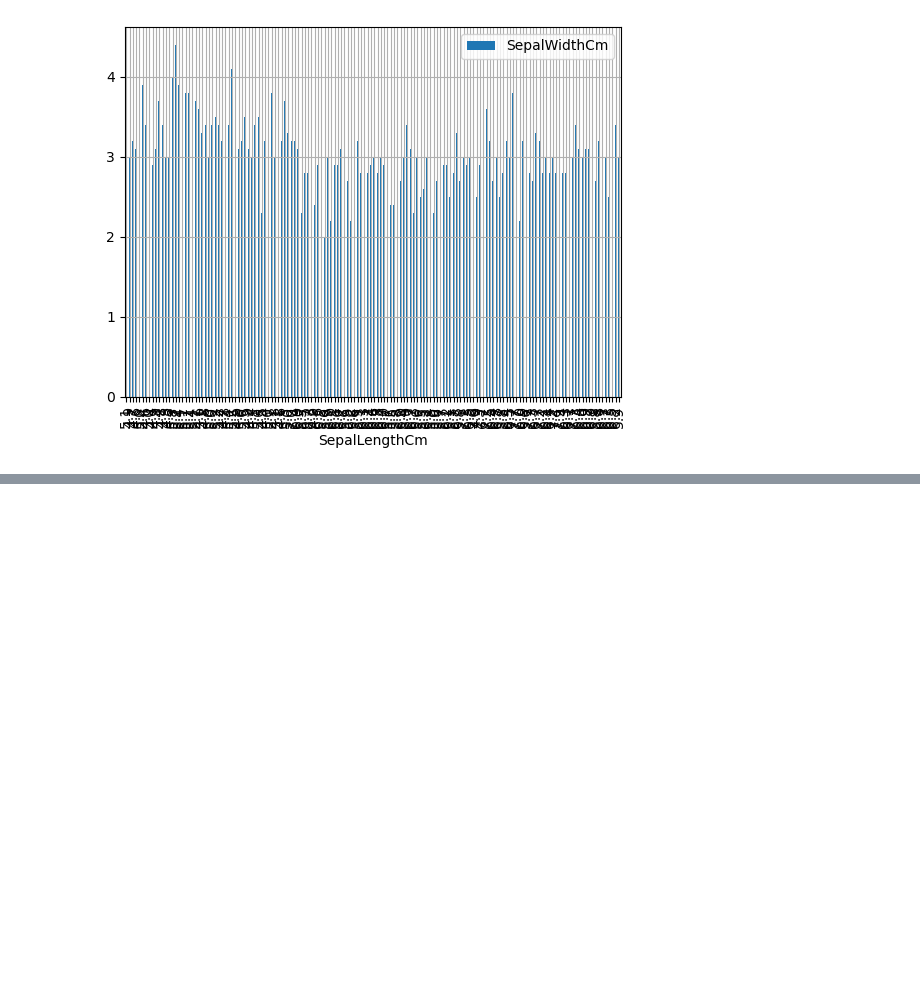
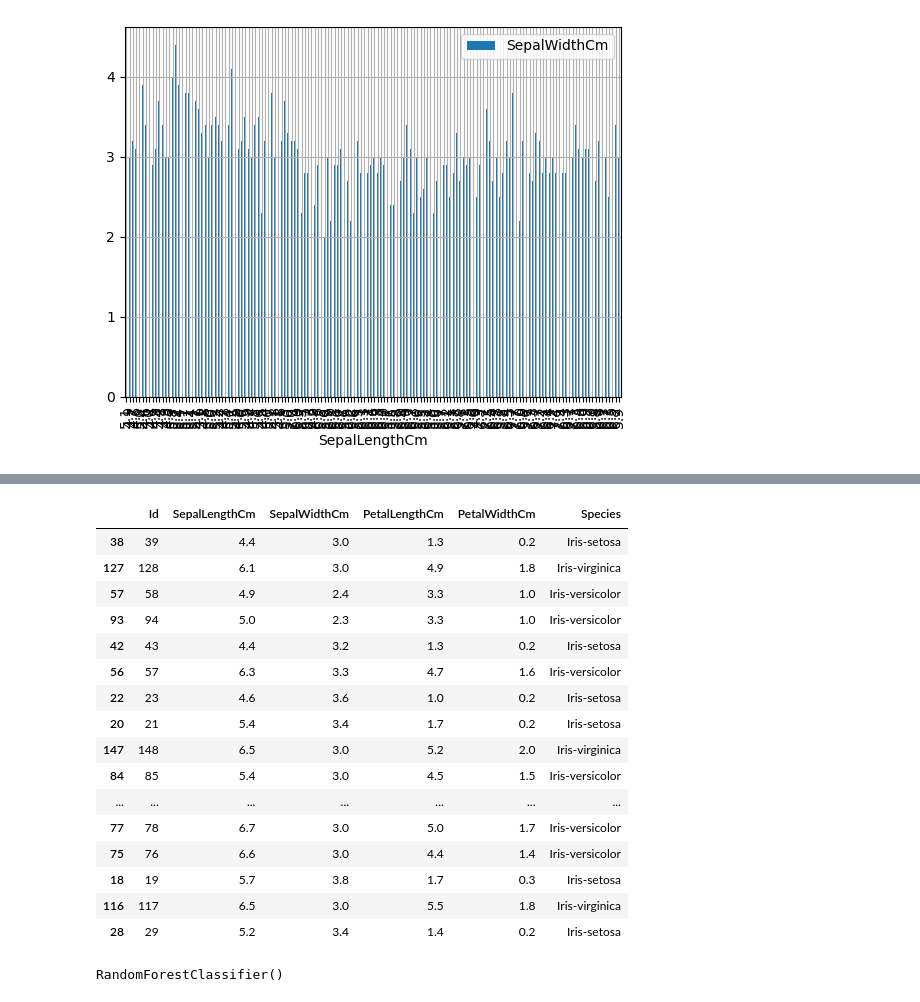
Before and after one commit to IndoKris/Data-Science, a Jupyter notebook: Machine Learning/Scikit-Learn/Scikit-Learn.ipynb, the cells around one changed output, grey strips where cells are left out. Drawn from its saved outputs; the diff is of its cells as text; code cells hidden in the pictures; blank space fills up the shorter version.

```diff
--- a/Machine Learning/Scikit-Learn/Scikit-Learn.ipynb
+++ b/Machine Learning/Scikit-Learn/Scikit-Learn.ipynb
@@ -117,0 +120,7 @@ df.plot(kind='bar', x = 'SepalLengthCm', y='SepalWidthCm', grid="True")
+# %%
+from sklearn.model_selection import StratifiedShuffleSplit
+data = pd.read_csv("Iris.csv")
+split = StratifiedShuffleSplit(n_splits=1, test_size=0.2, random_state=42)
+for train_index, test_index in split.split(data, data["Species"]):
+    strat_train_set = data.loc[train_index]
+    strat_test_set = data.loc[test_index]
@@ -117,0 +143,20 @@ df.plot(kind='bar', x = 'SepalLengthCm', y='SepalWidthCm', grid="True")
+# %%
+strat_test_set
+# %% [output]
+|  | Id | SepalLengthCm | SepalWidthCm | PetalLengthCm | PetalWidthCm | Species |
+| 38 | 39 | 4.4 | 3.0 | 1.3 | 0.2 | Iris-setosa |
+| 127 | 128 | 6.1 | 3.0 | 4.9 | 1.8 | Iris-virginica |
+| 57 | 58 | 4.9 | 2.4 | 3.3 | 1.0 | Iris-versicolor |
+| 93 | 94 | 5.0 | 2.3 | 3.3 | 1.0 | Iris-versicolor |
+| 42 | 43 | 4.4 | 3.2 | 1.3 | 0.2 | Iris-setosa |
+| 56 | 57 | 6.3 | 3.3 | 4.7 | 1.6 | Iris-versicolor |
+| 22 | 23 | 4.6 | 3.6 | 1.0 | 0.2 | Iris-setosa |
+| 20 | 21 | 5.4 | 3.4 | 1.7 | 0.2 | Iris-setosa |
+| 147 | 148 | 6.5 | 3.0 | 5.2 | 2.0 | Iris-virginica |
+| 84 | 85 | 5.4 | 3.0 | 4.5 | 1.5 | Iris-versicolor |
+| ... | ... | ... | ... | ... | ... | ... |
+| 77 | 78 | 6.7 | 3.0 | 5.0 | 1.7 | Iris-versicolor |
+| 75 | 76 | 6.6 | 3.0 | 4.4 | 1.4 | Iris-versicolor |
+| 18 | 19 | 5.7 | 3.8 | 1.7 | 0.3 | Iris-setosa |
+| 116 | 117 | 6.5 | 3.0 | 5.5 | 1.8 | Iris-virginica |
+| 28 | 29 | 5.2 | 3.4 | 1.4 | 0.2 | Iris-setosa |
@@ -117,0 +166,5 @@ df.plot(kind='bar', x = 'SepalLengthCm', y='SepalWidthCm', grid="True")
+# %%
+model = RandomForestClassifier()
+model.fit(X,y)
+# %% [output]
+RandomForestClassifier()
```
Also changed, not shown: parts of 9 cells of this notebook, 1 other file.
